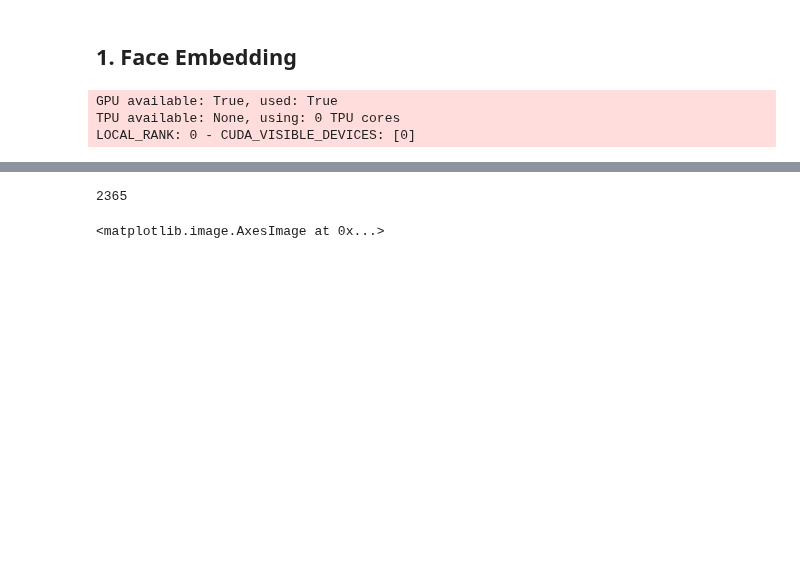
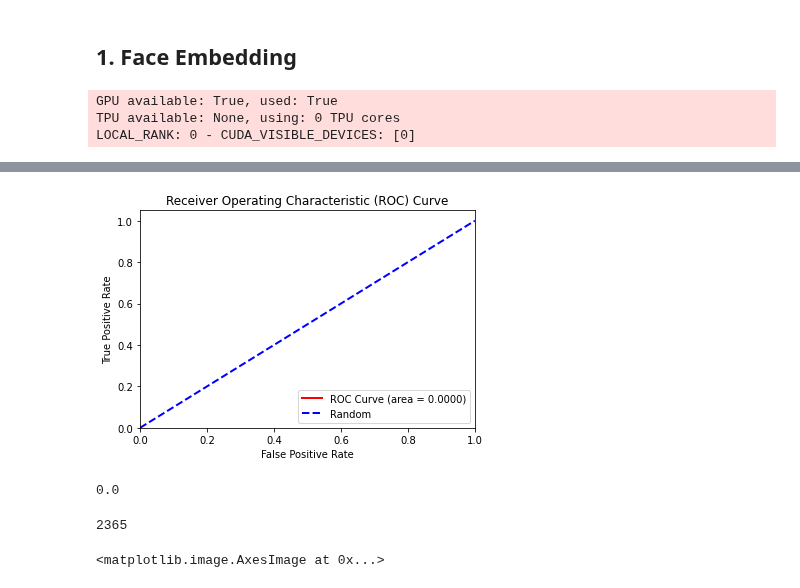
Before and after one commit to Neihtq/fasecure, a Jupyter notebook: Intermediate Presentation.ipynb, the cells around one changed output, grey strips where cells are left out. Saved outputs shown, nothing was run; the diff lists cells and outputs as text; code cells hidden in the pictures; blank space fills up the shorter version.

```diff
--- a/Intermediate Presentation.ipynb
+++ b/Intermediate Presentation.ipynb
@@ -138,3 +154,25 @@ len(dataset)
+# %%
+metrics = metrisch[0]
+false_positive_rate, true_positive_rate = metrics["fp_rate"], metrics["tp_rate"]
+roc_auc = auc(false_positive_rate, true_positive_rate)
+fig = plt.figure()
+plt.plot(
+    false_positive_rate, true_positive_rate, color='red', lw=2, label="ROC Curve (area = {:.4f})".format(roc_auc)
+)
+plt.plot([0, 1], [0, 1], color="blue", lw=2, linestyle="--", label="Random")
+plt.xlim([0.0, 1.0])
+plt.ylim([0.0, 1.05])
+plt.xlabel('False Positive Rate')
+plt.ylabel('True Positive Rate')
+plt.title('Receiver Operating Characteristic (ROC) Curve')
+plt.legend(loc="lower right")
+plt.show()
+# %% [output]
+[figure, added]
+# %%
+roc_auc
+# %% [output]
+0.0
 # %%
 def show_img(img):
     img = (img * 0.5) + 0.5
```
Also changed, not shown: parts of 4 cells of this notebook, 3 other files.
